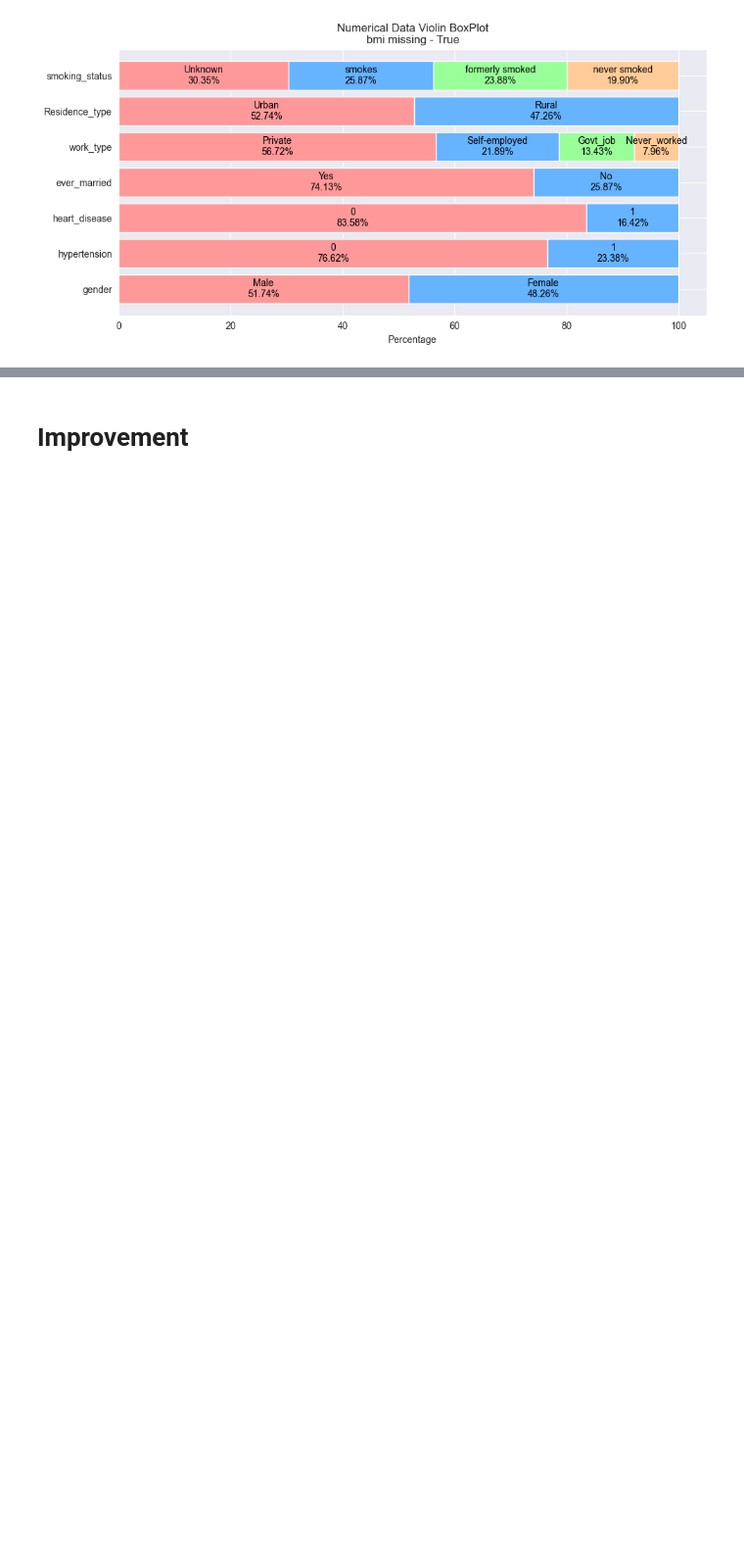
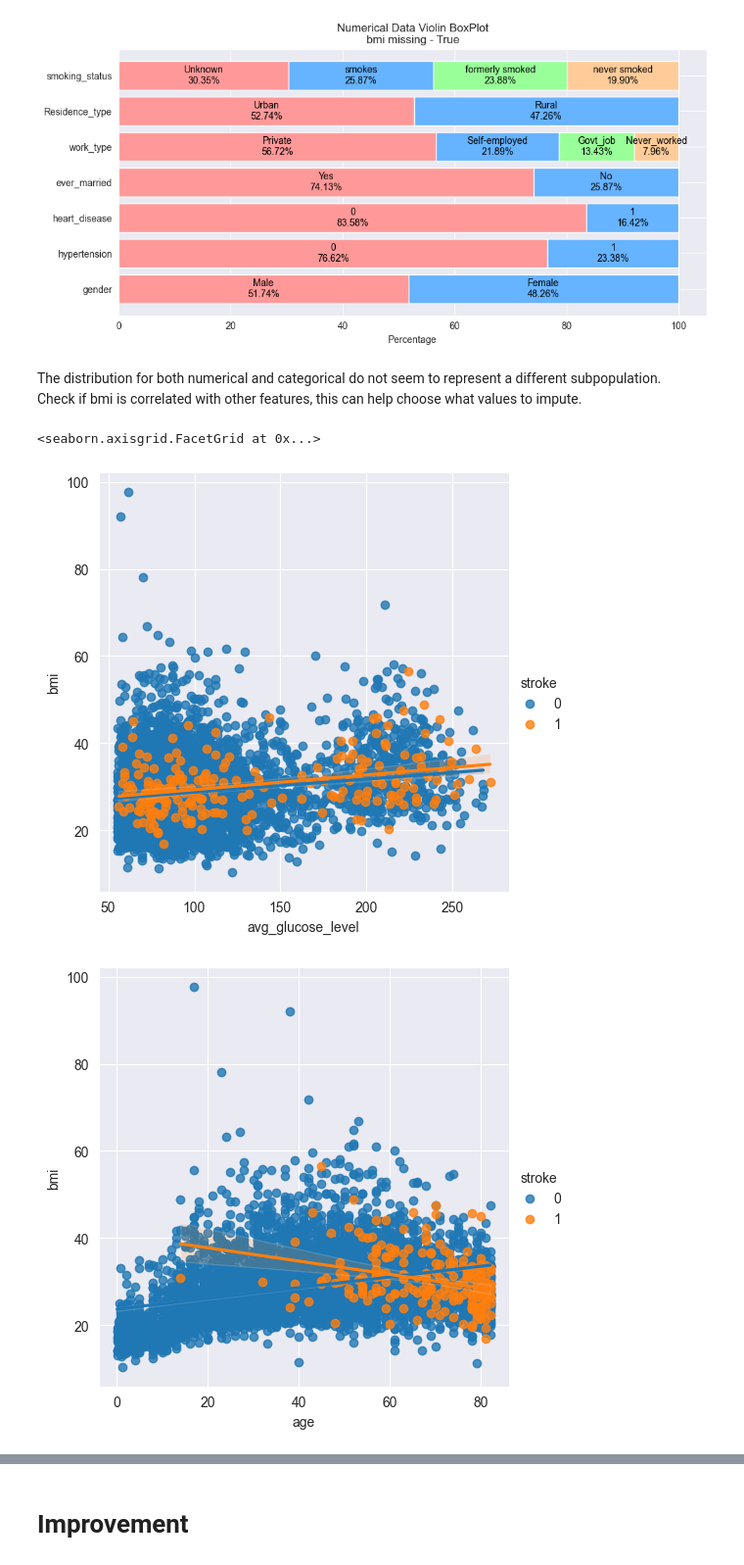
Before and after one commit to CelineChiLamNg/healthcare-stroke-prediction, a Jupyter notebook: stroke_prediction.ipynb, the cells around one changed output, grey strips where cells are left out. Shown at 98% size. Cells and saved outputs as stored; diff of their text form; code cells hidden in the pictures; blank space fills up the shorter version.

```diff
--- a/stroke_prediction.ipynb
+++ b/stroke_prediction.ipynb
@@ -571,3 +572,15 @@ stacked_horizontal_feature_distribution(data=stroke_data[stroke_data.bmi.isnull(
                                               'Plot\nbmi missing - True')
 # %% [output]
 [figure]
+# %% [markdown]
+The distribution for both numerical and categorical do not seem to represent
+ a different subpopulation. <br>
+Check if bmi is correlated with other features, this can help choose what
+values to impute.
+# %%
+sns.lmplot(data=stroke_data, x='avg_glucose_level', y='bmi', hue='stroke')
+sns.lmplot(data=stroke_data, x='age', y='bmi', hue='stroke')
+# %% [output]
+<seaborn.axisgrid.FacetGrid at 0x...>
+[figure, added]
+[figure, added]
```
Also changed, not shown: parts of 13 cells of this notebook.
